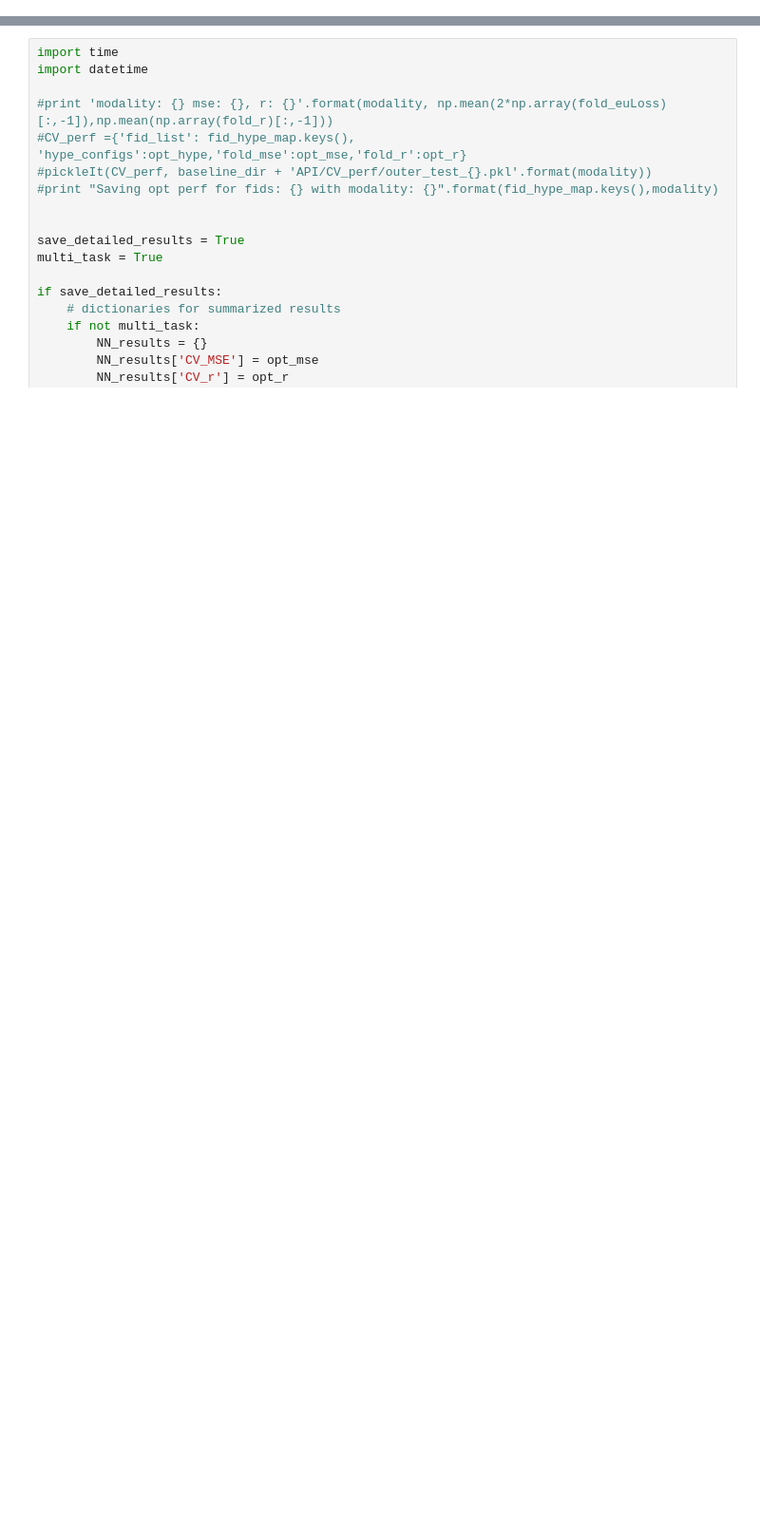
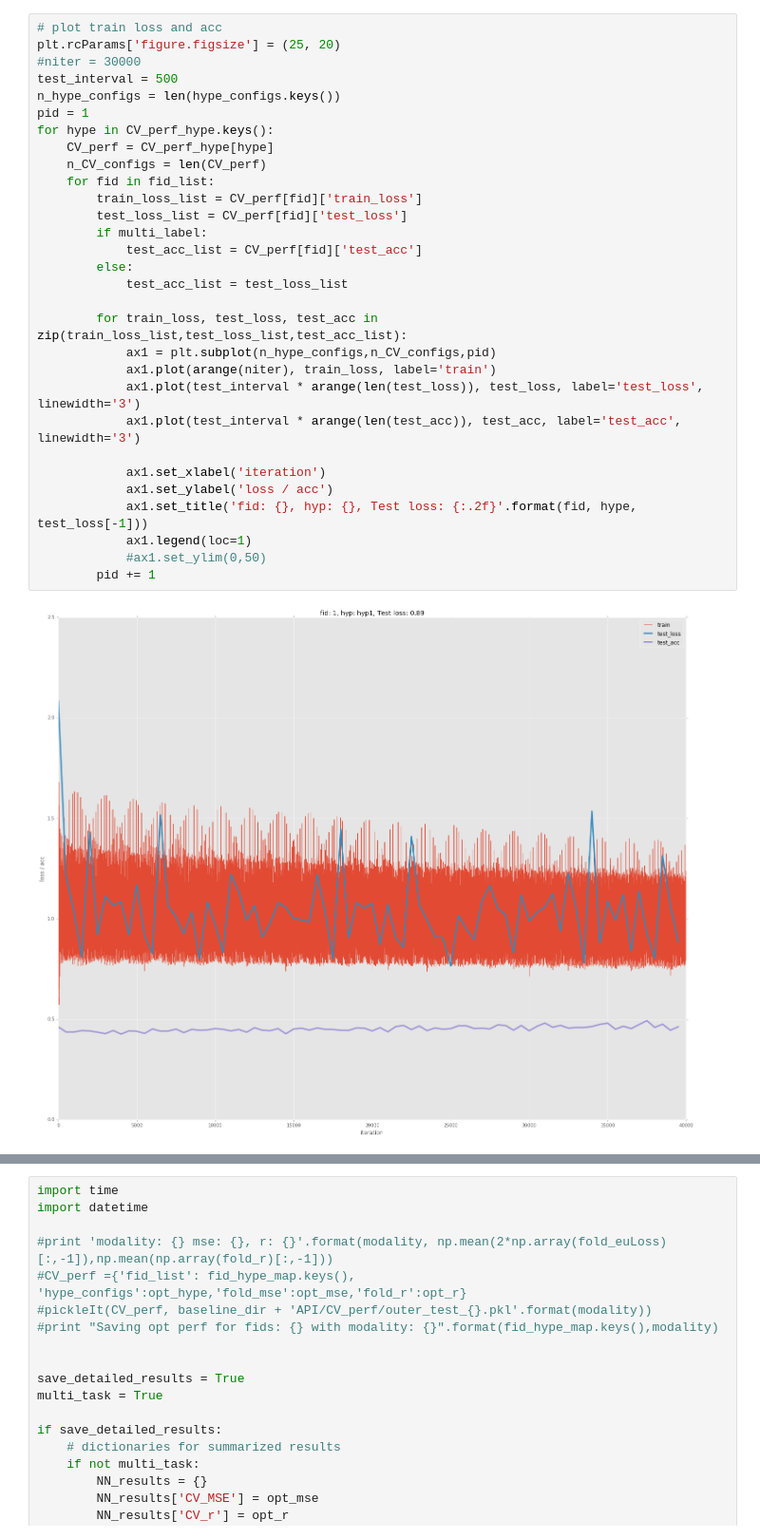
Before and after one commit to TIGRLab/NI-ML, a Jupyter notebook: models/notebooks/Caffe_API_ADNI-Copy1.ipynb, the cells around one changed output, grey strips where cells are left out. Shown: that part at 95% size. Saved outputs shown, nothing was run; the diff lists cells and outputs as text; blank space fills up the shorter version.

Commit message:
minor changes to NN training along with multimodal AE training

```diff
--- a/models/notebooks/Caffe_API_ADNI-Copy1.ipynb
+++ b/models/notebooks/Caffe_API_ADNI-Copy1.ipynb
@@ -964,0 +802,32 @@ print 'MMSE, opt_mse: {}'.format(NN_multitask_results['MMSE']['opt_mse'])
+# %%
+# plot train loss and acc
+plt.rcParams['figure.figsize'] = (25, 20)
+#niter = 30000
+test_interval = 500
+n_hype_configs = len(hype_configs.keys())
+pid = 1
+for hype in CV_perf_hype.keys():
+    CV_perf = CV_perf_hype[hype]
+    n_CV_configs = len(CV_perf)
+    for fid in fid_list:
+        train_loss_list = CV_perf[fid]['train_loss']
+        test_loss_list = CV_perf[fid]['test_loss']
+        if multi_label:
+            test_acc_list = CV_perf[fid]['test_acc']
+        else:
+            test_acc_list = test_loss_list
+
+        for train_loss, test_loss, test_acc in zip(train_loss_list,test_loss_list,test_acc_list):
+            ax1 = plt.subplot(n_hype_configs,n_CV_configs,pid)
+            ax1.plot(arange(niter), train_loss, label='train')
+            ax1.plot(test_interval * arange(len(test_loss)), test_loss, label='test_loss', linewidth='3')
+            ax1.plot(test_interval * arange(len(test_acc)), test_acc, label='test_acc', linewidth='3')
+
+            ax1.set_xlabel('iteration')
+            ax1.set_ylabel('loss / acc')
+            ax1.set_title('fid: {}, hyp: {}, Test loss: {:.2f}'.format(fid, hype, test_loss[-1]))
+            ax1.legend(loc=1)
+            #ax1.set_ylim(0,50)
+        pid += 1
+# %% [output]
+[figure, added]
```
Also changed, not shown: parts of 46 cells of this notebook, 9 other files.
